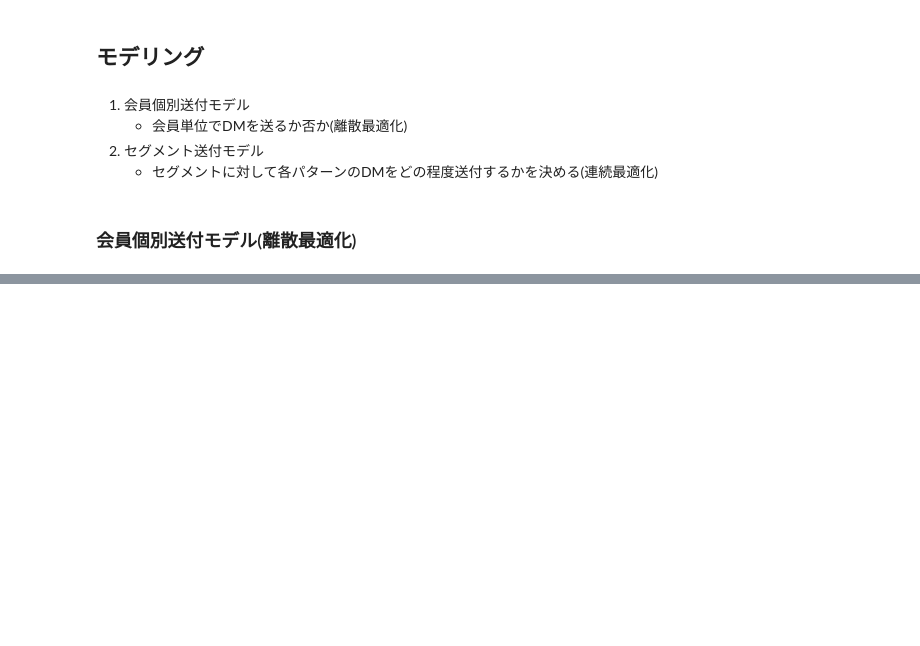
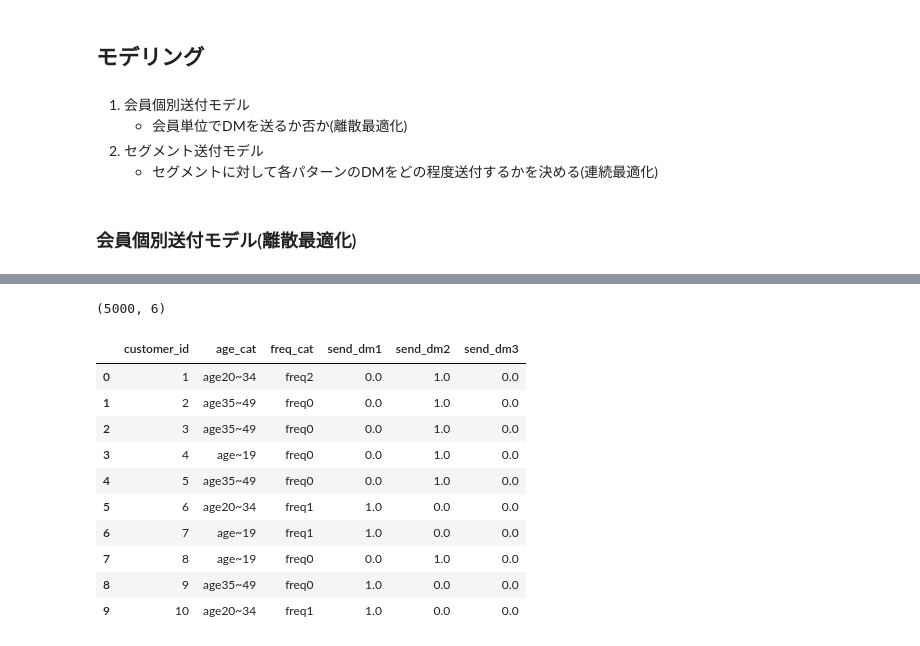
Before and after one commit to morison28/python-optimization, a Jupyter notebook: 02_discount-cuopon.ipynb, the cells around one changed output, grey strips where cells are left out. Drawn from its saved outputs; the diff is of its cells as text; code cells hidden in the pictures; blank space fills up the shorter version.

```diff
--- a/02_discount-cuopon.ipynb
+++ b/02_discount-cuopon.ipynb
@@ -274,0 +236,3 @@ print(f" status = {pulp.LpStatus[status]}")
+# %%
+P_im = df_customer_proba_ver.set_index(['customer_id', 'dm'])['prob'].to_dict()
+print(len(P_im))
@@ -274,0 +308,17 @@ print(f" status = {pulp.LpStatus[status]}")
+# %%
+df_customer_send = pd.concat([df_customer[['customer_id','age_cat','freq_cat']], df_send_dm], axis=1)
+print(df_customer_send.shape)
+df_customer_send.head(10)
+# %% [output]
+(5000, 6)
+|  | customer_id | age_cat | freq_cat | send_dm1 | send_dm2 | send_dm3 |
+| 0 | 1 | age20~34 | freq2 | 0.0 | 1.0 | 0.0 |
+| 1 | 2 | age35~49 | freq0 | 0.0 | 1.0 | 0.0 |
+| 2 | 3 | age35~49 | freq0 | 0.0 | 1.0 | 0.0 |
+| 3 | 4 | age~19 | freq0 | 0.0 | 1.0 | 0.0 |
+| 4 | 5 | age35~49 | freq0 | 0.0 | 1.0 | 0.0 |
+| 5 | 6 | age20~34 | freq1 | 1.0 | 0.0 | 0.0 |
+| 6 | 7 | age~19 | freq1 | 1.0 | 0.0 | 0.0 |
+| 7 | 8 | age~19 | freq0 | 0.0 | 1.0 | 0.0 |
+| 8 | 9 | age35~49 | freq0 | 1.0 | 0.0 | 0.0 |
+| 9 | 10 | age20~34 | freq1 | 1.0 | 0.0 | 0.0 |
```
Also changed, not shown: parts of 48 cells of this notebook.
